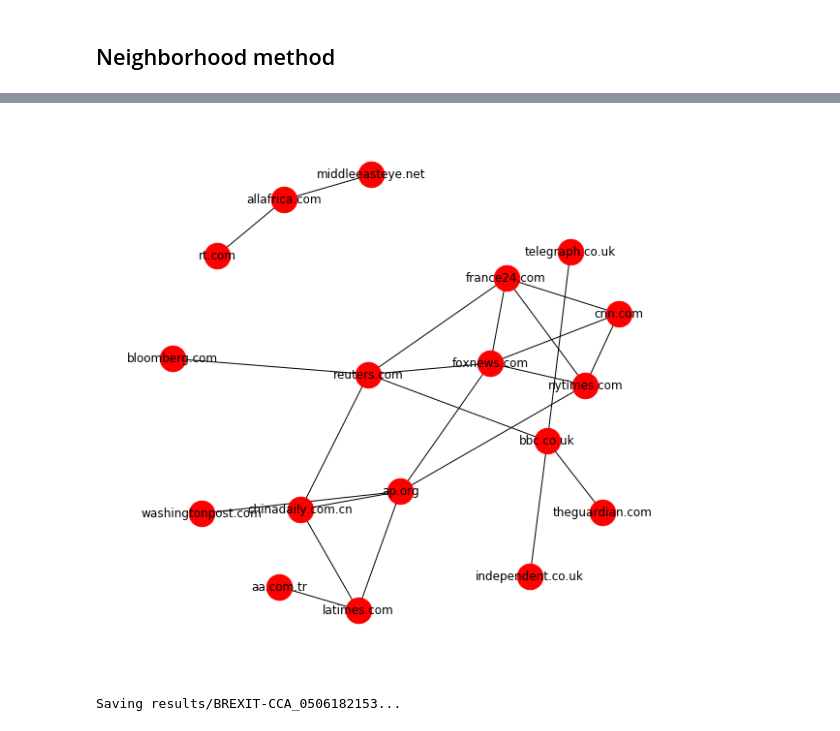
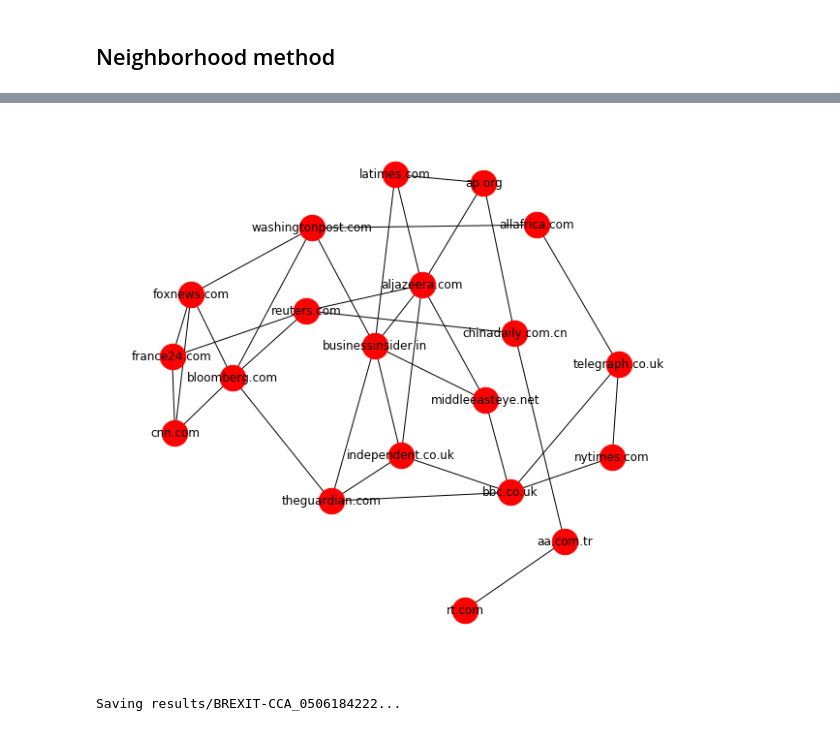
Before and after one commit to MickJermsurawong/EE227-graphical-lasso, a Jupyter notebook: Sentiment-CCA.ipynb, the cells around one changed output, grey strips where cells are left out. Saved outputs shown, nothing was run; the diff lists cells and outputs as text; code cells hidden in the pictures.

```diff
--- a/Sentiment-CCA.ipynb
+++ b/Sentiment-CCA.ipynb
@@ -17,7 +12,7 @@ from pprint import pprint # Useful to print JSON objects
 import numpy as np
 # %%
 #This loads the file that you want, might take several seconds (up to a minute)
-with open("news_sentiment_nn.pickle", "rb") as f:
+with open("data/news_sentiment_nn.pickle", "rb") as f:
     articles = pickle.load(f, encoding='bytes')
 print(len(articles), "articles were loaded")
 print("Example article:")
@@ -342,6 +334,9 @@ z_score_thresh = 0.7
 N = len(entities_kept)
 M = len(sources)
 A = np.zeros((N, M))
+
+# EXP1: Examine frequency of mention
+EXP1_frequency_mention = True
 
 sentiment_counts = Counter()
 
@@ -362,7 +357,10 @@ for i, entity in enumerate(entities_kept):
             aggregate_sentiment = -1
         j = source2j[source]
 
-        A[i,j] = aggregate_sentiment
+        if EXP1_frequency_mention:
+            A[i,j] = len(sent_array != 0)
+        else:
+            A[i,j] = aggregate_sentiment
 
         sentiment_counts[aggregate_sentiment] += 1
 
@@ -504,7 +489,7 @@ from sklearn.linear_model import Lasso
 n_sel = NGraphSelection(Lasso)
 g = n_sel.fit(A_std, 0.10, 'AND')
 # %%
-for i in np.arange(0.10,0.20, 0.01):
+for i in np.arange(0.40,0.50, 0.01):
     l1_lambda = i
     print(l1_lambda)
     plot_network(n_sel.fit(A_std, l1_lambda, 'AND'), final_sources)
@@ -525,12 +510,13 @@ for i in np.arange(0.10,0.20, 0.01):
 # %%
 # BREIXT 0.125
 # ISIS 0.13
+best_lambda = 0.13
+# save_file = None
 # save_file = "results/fig/" + chosen_story + str(best_lambda).split(".")[1]
-best_lambda = 0.13
-save_file = None
+save_file = "results/fig/" + chosen_story + "_mention_count_lambda_013"
 plot_network(n_sel.fit(A_std, best_lambda, 'AND'), final_sources, save_file)
 # %% [output]
-[figure, old version]
+[figure, new version]
 # %%
 from datetime import datetime
 experiment_name = chosen_story + "-CCA"
@@ -557,4 +543,4 @@ print("Saving " + file_name + "...")
 np.save(file_name, experiment)
 save = True
 # %% [output]
-Saving results/BREXIT-CCA_0506182153...
+Saving results/BREXIT-CCA_0506184222...
```
Also changed, not shown: parts of 19 cells of this notebook, 2 other files.
